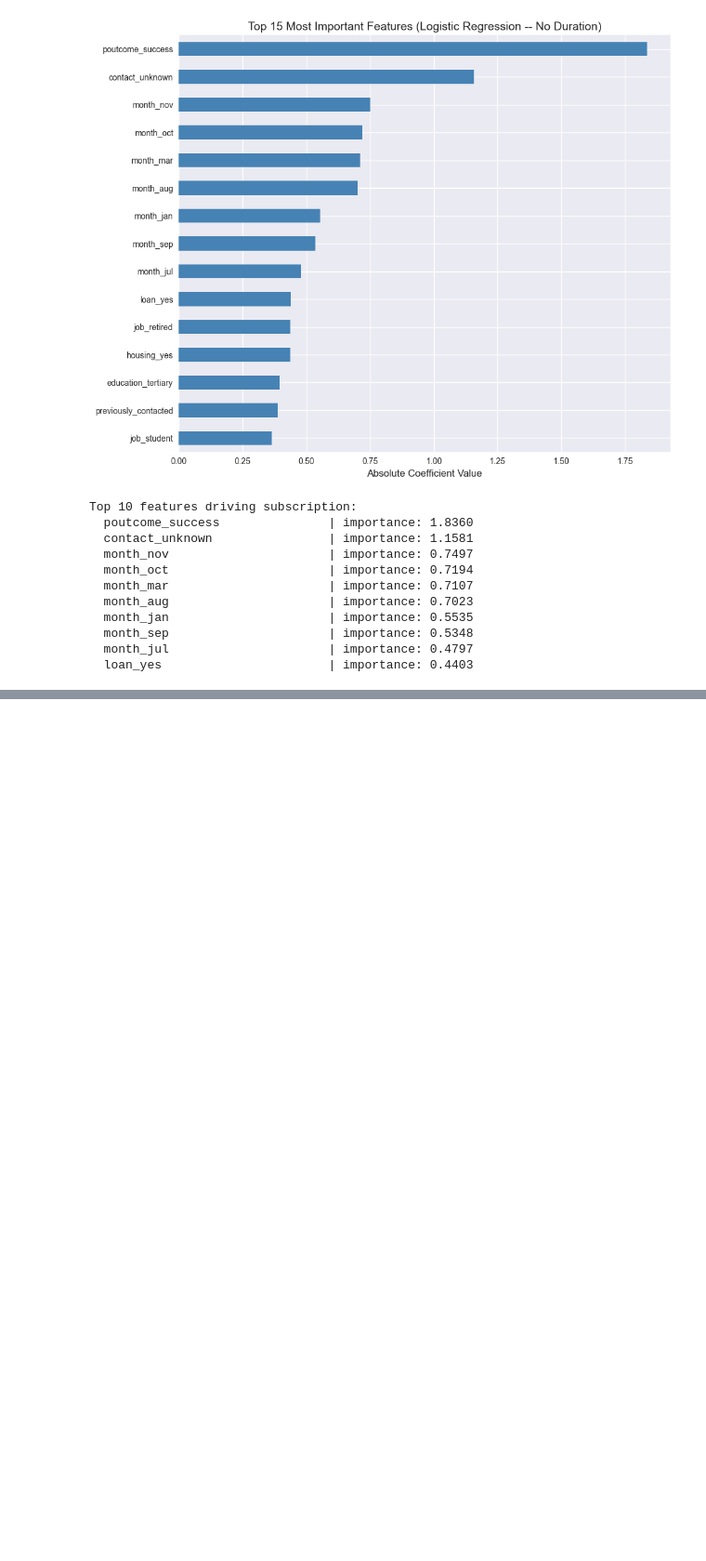
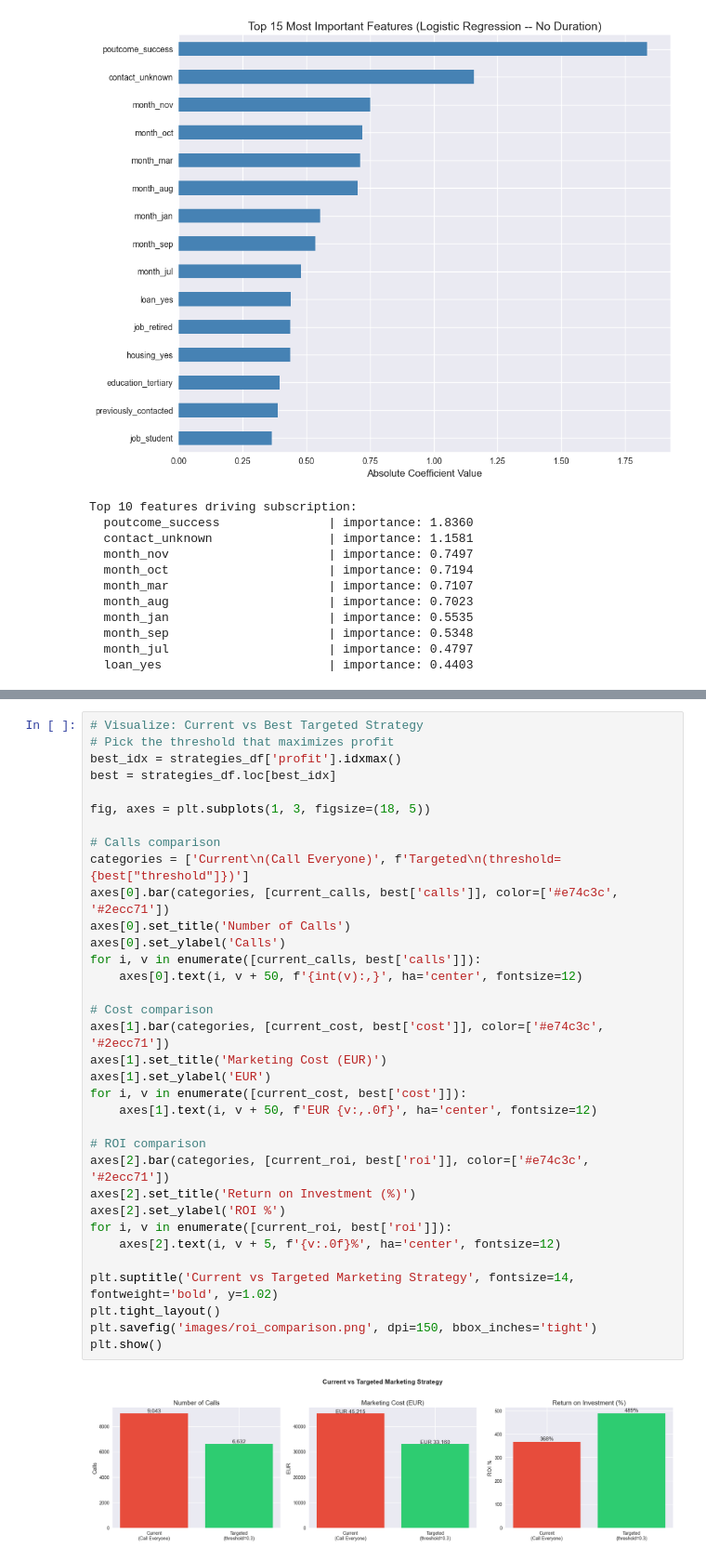
Before and after one commit to agrani1411/marketanalysis, a Jupyter notebook: Marketing_ROI_Analysis.ipynb, the cells around one changed output, grey strips where cells are left out. Shown at 93% size. Drawn from its saved outputs; the diff is of its cells as text; blank space fills up the shorter version.

```diff
--- a/Marketing_ROI_Analysis.ipynb
+++ b/Marketing_ROI_Analysis.ipynb
@@ -859,0 +951,36 @@ Top 10 features driving subscription:
+# %%
+# Visualize: Current vs Best Targeted Strategy
+# Pick the threshold that maximizes profit
+best_idx = strategies_df['profit'].idxmax()
+best = strategies_df.loc[best_idx]
+
+fig, axes = plt.subplots(1, 3, figsize=(18, 5))
+
+# Calls comparison
+categories = ['Current\n(Call Everyone)', f'Targeted\n(threshold={best["threshold"]})']
+axes[0].bar(categories, [current_calls, best['calls']], color=['#e74c3c', '#2ecc71'])
+axes[0].set_title('Number of Calls')
+axes[0].set_ylabel('Calls')
+for i, v in enumerate([current_calls, best['calls']]):
+    axes[0].text(i, v + 50, f'{int(v):,}', ha='center', fontsize=12)
+
+# Cost comparison
+axes[1].bar(categories, [current_cost, best['cost']], color=['#e74c3c', '#2ecc71'])
+axes[1].set_title('Marketing Cost (EUR)')
+axes[1].set_ylabel('EUR')
+for i, v in enumerate([current_cost, best['cost']]):
+    axes[1].text(i, v + 50, f'EUR {v:,.0f}', ha='center', fontsize=12)
+
+# ROI comparison
+axes[2].bar(categories, [current_roi, best['roi']], color=['#e74c3c', '#2ecc71'])
+axes[2].set_title('Return on Investment (%)')
+axes[2].set_ylabel('ROI %')
+for i, v in enumerate([current_roi, best['roi']]):
+    axes[2].text(i, v + 5, f'{v:.0f}%', ha='center', fontsize=12)
+
+plt.suptitle('Current vs Targeted Marketing Strategy', fontsize=14, fontweight='bold', y=1.02)
+plt.tight_layout()
+plt.savefig('images/roi_comparison.png', dpi=150, bbox_inches='tight')
+plt.show()
+# %% [output]
+[figure, added]
```
Also changed, not shown: parts of 7 cells of this notebook, 1 other file.
